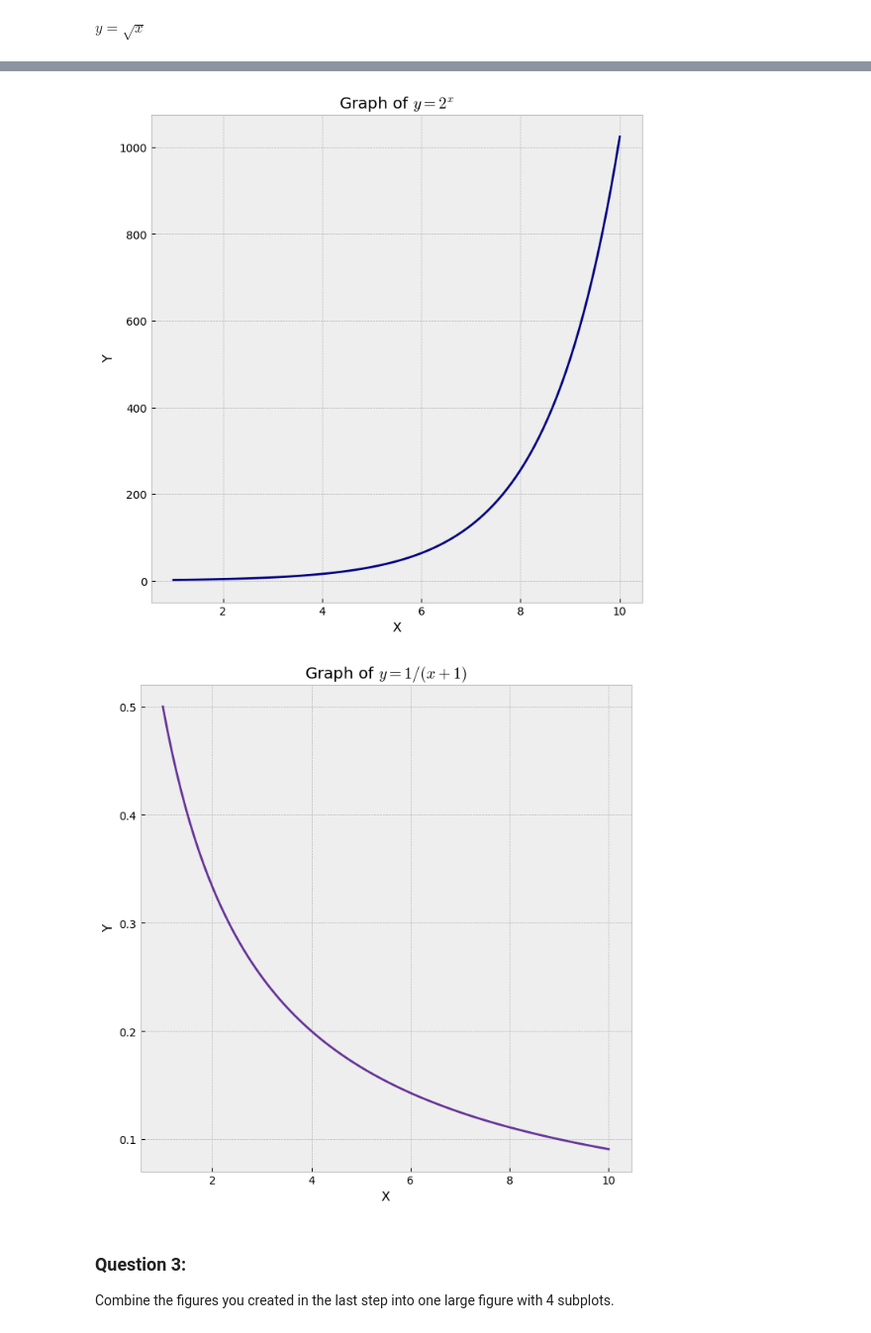
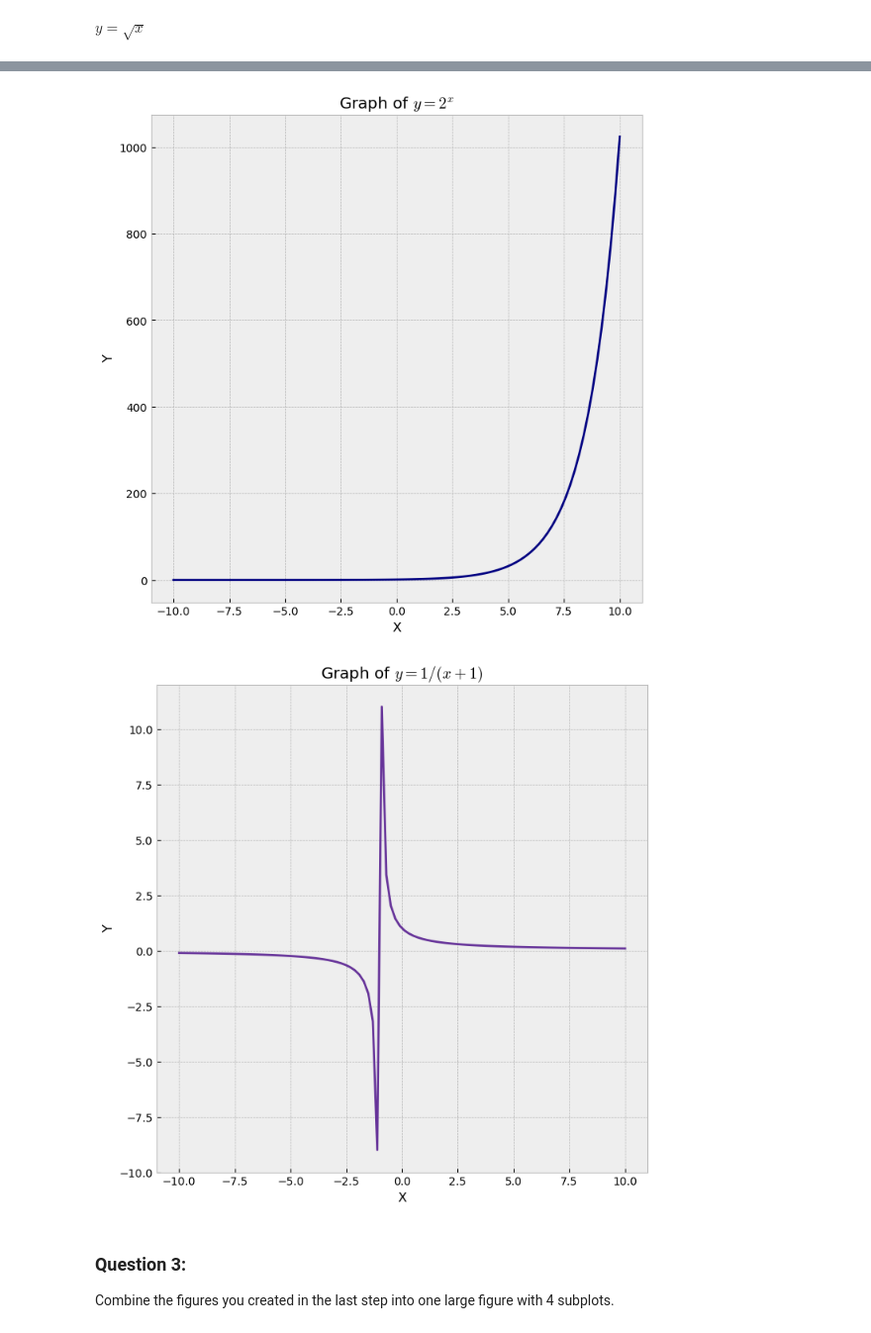
Before and after one commit to NikkideVries/ds-libraries-exercises, a Jupyter notebook: matplotlib_exercises.ipynb, the cells around one changed output, grey strips where cells are left out. Shown: that part at 99% size. Saved outputs shown, nothing was run; the diff lists cells and outputs as text; code cells hidden in the pictures.

```diff
--- a/matplotlib_exercises.ipynb
+++ b/matplotlib_exercises.ipynb
@@ -74,5 +74,5 @@ plt.show()
 # %%
-x = np.linspace(1, 10, 100) #range of x values
+x = np.linspace(-10, 10, 100) #range of x values
 y2 = 2**x
 
 plt.figure(figsize=(8,8))
@@ -83,20 +83,20 @@ plt.ylabel('Y')
 plt.grid(True)
 plt.show()
 # %% [output]
-[figure, old version]
+[figure, new version]
 # %%
-x = np.linspace(1, 10, 100) #range of x values
+x = np.linspace(-10, 10, 100) #range of x values
 y2 = 1/(x+1)
 
 plt.figure(figsize=(8,8))
 plt.plot(x,y2, label= '$y=1/(x+1)$', color = 'rebeccapurple')
 plt.title('Graph of $y=1/(x+1)$')
 plt.xlabel('X')
 plt.ylabel('Y')
 plt.grid(True)
 plt.show()
 # %% [output]
-[figure, old version]
+[figure, new version]
 # %% [markdown]
 ### Question 3:
 Combine the figures you created in the last step into one large figure with 4 subplots.
```
Also changed, not shown: parts of 6 cells of this notebook, 1 other file.
